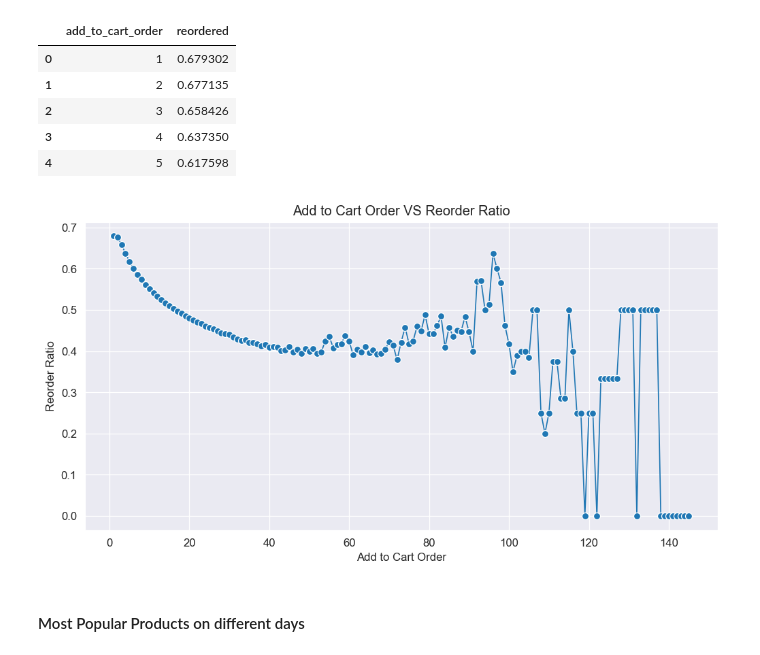
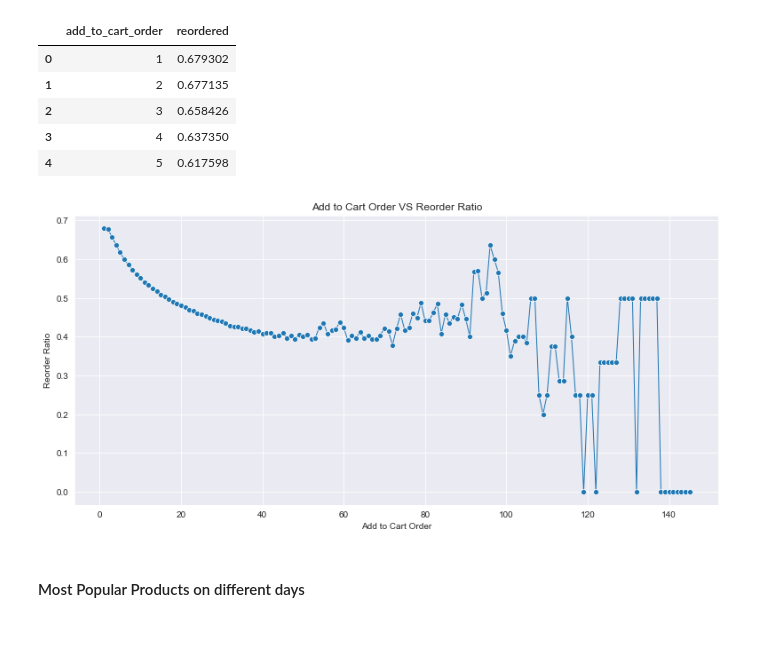
Before and after one commit to archd3sai/Instacart-Market-Basket-Analysis, a Jupyter notebook: Exploratory Data Analysis.ipynb, the cells around one changed output. Drawn from its saved outputs; the diff is of its cells as text; code cells hidden in the pictures.

```diff
--- a/Exploratory Data Analysis.ipynb
+++ b/Exploratory Data Analysis.ipynb
@@ -360,15 +350,14 @@ temp_df.head()
 | 3 | 4 | 0.637350 |
 | 4 | 5 | 0.617598 |
 # %%
-fig, ax = plt.subplots(figsize=(10,5))
+fig, ax = plt.subplots(figsize=(13,6))
 ax = sns.lineplot(x=temp_df.add_to_cart_order, y=temp_df.reordered, lw = 1, marker='o')
 ax.set_xlabel("Add to Cart Order")
 ax.set_ylabel("Reorder Ratio")
 ax.set_title("Add to Cart Order VS Reorder Ratio")
-fig.savefig("Add to Cart Order VS Reorder Ratio.png")
 plt.show()
 # %% [output]
-[figure, old version]
+[figure, new version]
 # %% [markdown]
 #### Most Popular Products on different days
 # %%
```
Also changed, not shown: parts of 14 cells of this notebook.
